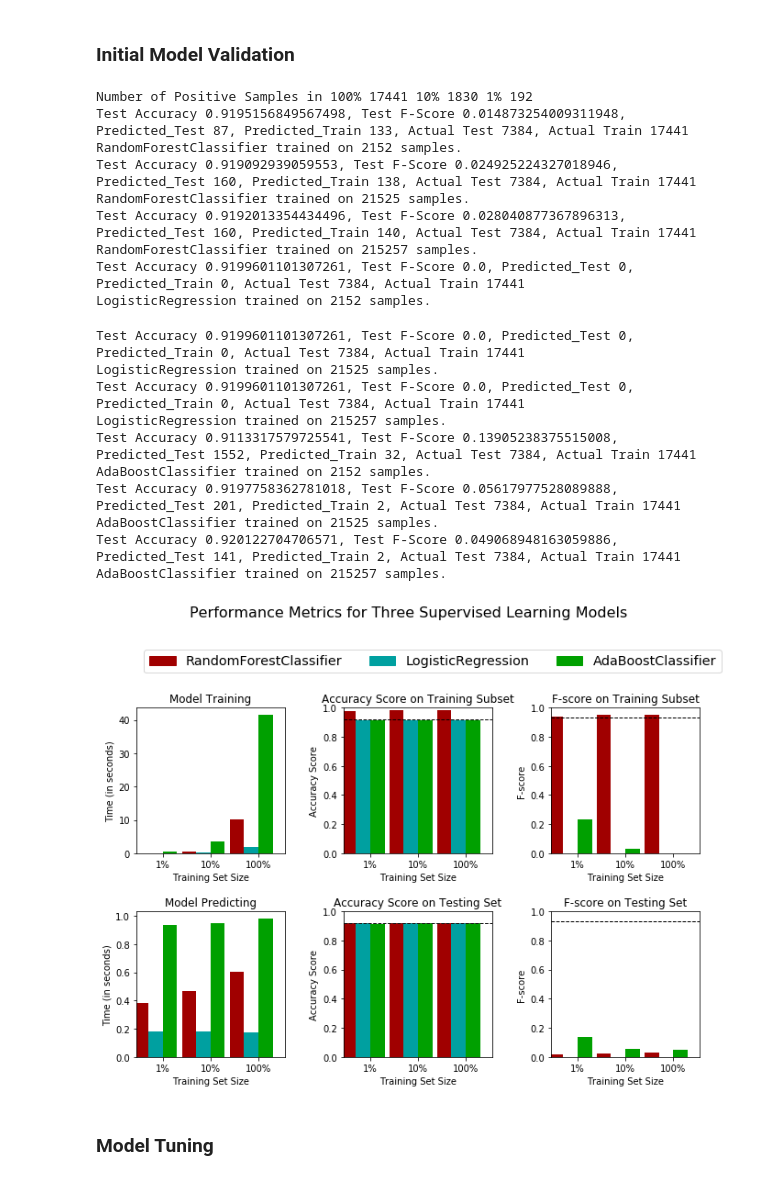
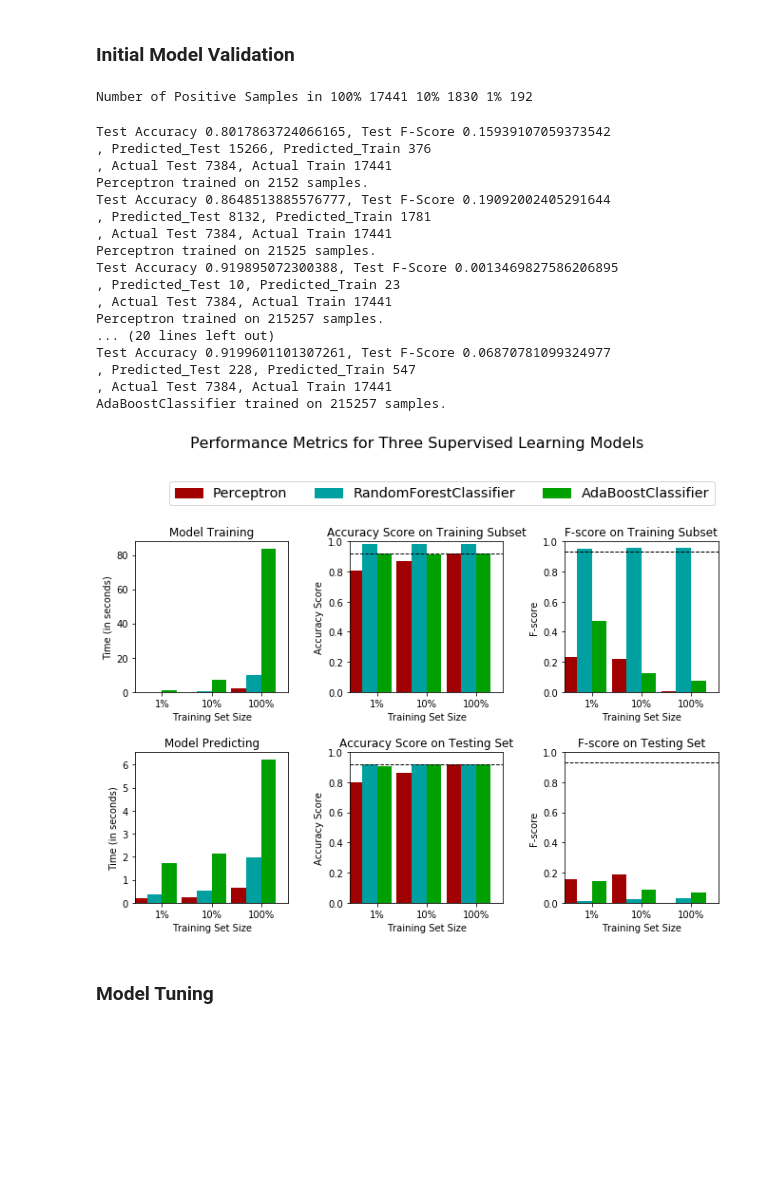
Before and after one commit to clarkje/machine-learning, a Jupyter notebook: projects/capstone/Step 3 - Modeling Application Data.ipynb, the cells around one changed output. Cells and saved outputs as stored; diff of their text form; code cells hidden in the pictures; blank space fills up the shorter version.

```diff
--- a/projects/capstone/Step 3 - Modeling Application Data.ipynb
+++ b/projects/capstone/Step 3 - Modeling Application Data.ipynb
@@ -65,9 +97,14 @@ application_train = application_train.drop('TARGET', axis = 1)
 from sklearn.model_selection import train_test_split  # use model_selection to suppress deprecation warning
 
 # TODO: Shuffle and split the data into training and testing subsets
-X_train, X_test, y_train, y_test = train_test_split(application_train, target_train, test_size=0.3, random_state=23)
+X_train, X_test, y_train, y_test = train_test_split(application_train_noID, target_train, test_size=0.3, random_state=23)
 
 # Success
 print("Training and testing split was successful.")
+print(X_train.shape)
+print(X_test.shape)
+
+# Success
+print("Training and testing split was successful.")
 # %% [output]
 Training and testing split was successful.
@@ -111,7 +151,7 @@ Percent of Records with Payment Problems: 8.10240781949019%
 # %% [markdown]
 ### Training and Prediction Pipeline
 # %%
-# Borrowed from the CharityML Project
+# Borrowed from the CharityML Project exercise
 
 # TODO: Import two metrics from sklearn - fbeta_score and accuracy_score
 from sklearn.metrics import fbeta_score
@@ -131,6 +171,9 @@ def train_predict(learner, sample_size, X_train, y_train, X_test, y_test):
 
     results = {}
 
+    if (sample_size == -1):
+        sample_size = len(X_train)
+
     # TODO: Fit the learner to the training data using slicing with 'sample_size' using .fit(training_features[:], training_labels[:])
     start = clock() # Get start time
     learner = learner
@@ -140,32 +183,33 @@ def train_predict(learner, sample_size, X_train, y_train, X_test, y_test):
     # TODO: Calculate the training time
     results['train_time'] = end - start
 
-    # TODO: Get the predictions on the test set(X_test),
-    #       then get predictions on the first 300 training samples(X_train) using .predict()
-
     start = clock() # Get start time
     predictions_test = learner.predict(X_test)
-    predictions_train = learner.predict(X_train[:2000])
+    predictions_train = learner.predict(X_train[:sample_size])
     end = clock() # Get end time
 
     # TODO: Calculate the total prediction time
     results['pred_time'] = end - start
 
-    # TODO: Compute accuracy on the first 2000 training samples which is y_train[:300]
-    results['acc_train'] = accuracy_score(predictions_train, y_train[:2000])
+    results['acc_train'] = accuracy_score(predictions_train, y_train[:sample_size])
 
     # TODO: Compute accuracy on test set using accuracy_score()
     results['acc_test'] = accuracy_score(predictions_test, y_test)
 
-    # TODO: Compute F-score on the the first 2000 training samples using fbeta_score()
     # We want to minimize false positives by favoring precision, so we'll set beta to > 1
-    results['f_train'] = fbeta_score(y_train[:2000], predictions_train, 0.5)
+    results['f_train'] = fbeta_score(y_train[:sample_size], predictions_train, 0.5)
 
     # TODO: Compute F-score on the test set which is y_test
     results['f_test'] = fbeta_score(y_test, predictions_test, 0.5)
 
+    # Returns the results of our predictions, in case we want to submit them to Kaggle
+    results['predictions_test'] = predictions_test
+
+    results['score'] = learner.score
+
+
     # Success
-    print("Test Accuracy {0}, Test F-Score {1}, Predicted_Test {2}, Predicted_Train {3}, Actual Test {4}, Actual Train {5}".format(\
+    print("Test Accuracy {0}, Test F-Score {1}\n, Predicted_Test {2}, Predicted_Train {3}\n, Actual Test {4}, Actual Train {5}".format(\
         results['acc_test'], results['f_test'], np.sum(predictions_test), np.sum(predictions_train), np.sum(y_test), np.sum(y_train)))
     print("{} trained on {} samples.".format(learner.__class__.__name__, sample_size))
 
@@ -180,57 +224,57 @@ from sklearn.neural_network import MLPClassifier
 from sklearn import datasets
 from sklearn.naive_bayes import GaussianNB
 from sklearn.ensemble import AdaBoostClassifier, RandomForestClassifier
-from sklearn.linear_model import LogisticRegression, SGDClassifier
-from sklearn import svm
+from sklearn.linear_model import LogisticRegression, SGDClassifier, Perceptron
+
 
 # TODO: Initialize the three models
 # NOTE: Seeded random_state per review feedback
-clf_A = RandomForestClassifier(random_state=29)
-clf_B = LogisticRegression(random_state=29)
-clf_C = AdaBoostClassifier(random_state=29)
+#clf_A = svm.SVC(random_state = 42)
+clf_A = Perceptron(random_state = 42)
+clf_B = RandomForestClassifier(random_state = 42)
+clf_C = AdaBoostClassifier(algorithm='SAMME.R', base_estimator=None, learning_rate=1, n_estimators=100, random_state=42)
 
 # TODO: Calculate the number of samples for 1%, 10%, and 100% of the training data
 # HINT: samples_100 is the entire training set i.e. len(y_train)
 # HINT: samples_10 is 10% of samples_100 (ensure to set the count of the values to be `int` and not `float`)
 # HINT: samples_1 is 1% of samples_100 (ensure to set the count of the values to be `int` and not `float`)
 samples_100 = len(y_train)
 samples_10 = int(len(y_train)/10)
 samples_1 = int(len(y_train)/100)
 
 print("Number of Positive Samples in 100% {0} 10% {1} 1% {2}".format(np.sum(y_train),np.sum(y_train[:samples_10]),np.sum(y_train[:samples_1])))
 
 # Collect results on the learners
 results = {}
 for clf in [clf_A, clf_B, clf_C]:
     clf_name = clf.__class__.__name__
     results[clf_name] = {}
     for i, samples in enumerate([samples_1, samples_10, samples_100]):
         results[clf_name][i] = \
         train_predict(clf, samples, X_train, y_train, X_test, y_test)
 
 # Run metrics visualization for the three supervised learning models chosen
 vs.evaluate(results, accuracy, fscore)
 # %% [output]
 Number of Positive Samples in 100% 17441 10% 1830 1% 192
-Test Accuracy 0.9195156849567498, Test F-Score 0.014873254009311948, Predicted_Test 87, Predicted_Train 133, Actual Test 7384, Actual Train 17441
-RandomForestClassifier trained on 2152 samples.
-Test Accuracy 0.919092939059553, Test F-Score 0.024925224327018946, Predicted_Test 160, Predicted_Train 138, Actual Test 7384, Actual Train 17441
-RandomForestClassifier trained on 21525 samples.
-Test Accuracy 0.9192013354434496, Test F-Score 0.028040877367896313, Predicted_Test 160, Predicted_Train 140, Actual Test 7384, Actual Train 17441
-RandomForestClassifier trained on 215257 samples.
-Test Accuracy 0.9199601101307261, Test F-Score 0.0, Predicted_Test 0, Predicted_Train 0, Actual Test 7384, Actual Train 17441
-LogisticRegression trained on 2152 samples.
-Test Accuracy 0.9199601101307261, Test F-Score 0.0, Predicted_Test 0, Predicted_Train 0, Actual Test 7384, Actual Train 17441
-LogisticRegression trained on 21525 samples.
-Test Accuracy 0.9199601101307261, Test F-Score 0.0, Predicted_Test 0, Predicted_Train 0, Actual Test 7384, Actual Train 17441
-LogisticRegression trained on 215257 samples.
-Test Accuracy 0.9113317579725541, Test F-Score 0.13905238375515008, Predicted_Test 1552, Predicted_Train 32, Actual Test 7384, Actual Train 17441
-AdaBoostClassifier trained on 2152 samples.
-Test Accuracy 0.9197758362781018, Test F-Score 0.05617977528089888, Predicted_Test 201, Predicted_Train 2, Actual Test 7384, Actual Train 17441
-AdaBoostClassifier trained on 21525 samples.
-Test Accuracy 0.920122704706571, Test F-Score 0.049068948163059886, Predicted_Test 141, Predicted_Train 2, Actual Test 7384, Actual Train 17441
+Test Accuracy 0.8017863724066165, Test F-Score 0.15939107059373542
+, Predicted_Test 15266, Predicted_Train 376
+, Actual Test 7384, Actual Train 17441
+Perceptron trained on 2152 samples.
+Test Accuracy 0.8648513885576777, Test F-Score 0.19092002405291644
+, Predicted_Test 8132, Predicted_Train 1781
+, Actual Test 7384, Actual Train 17441
+Perceptron trained on 21525 samples.
+Test Accuracy 0.919895072300388, Test F-Score 0.0013469827586206895
+, Predicted_Test 10, Predicted_Train 23
+, Actual Test 7384, Actual Train 17441
+Perceptron trained on 215257 samples.
+... (20 lines left out)
+Test Accuracy 0.9199601101307261, Test F-Score 0.06870781099324977
+, Predicted_Test 228, Predicted_Train 547
+, Actual Test 7384, Actual Train 17441
 AdaBoostClassifier trained on 215257 samples.
-[figure, old version]
+[figure, new version]
 # %% [markdown]
 ### Model Tuning
 # %%
```
Also changed, not shown: parts of 20 cells of this notebook, 1 other file.
